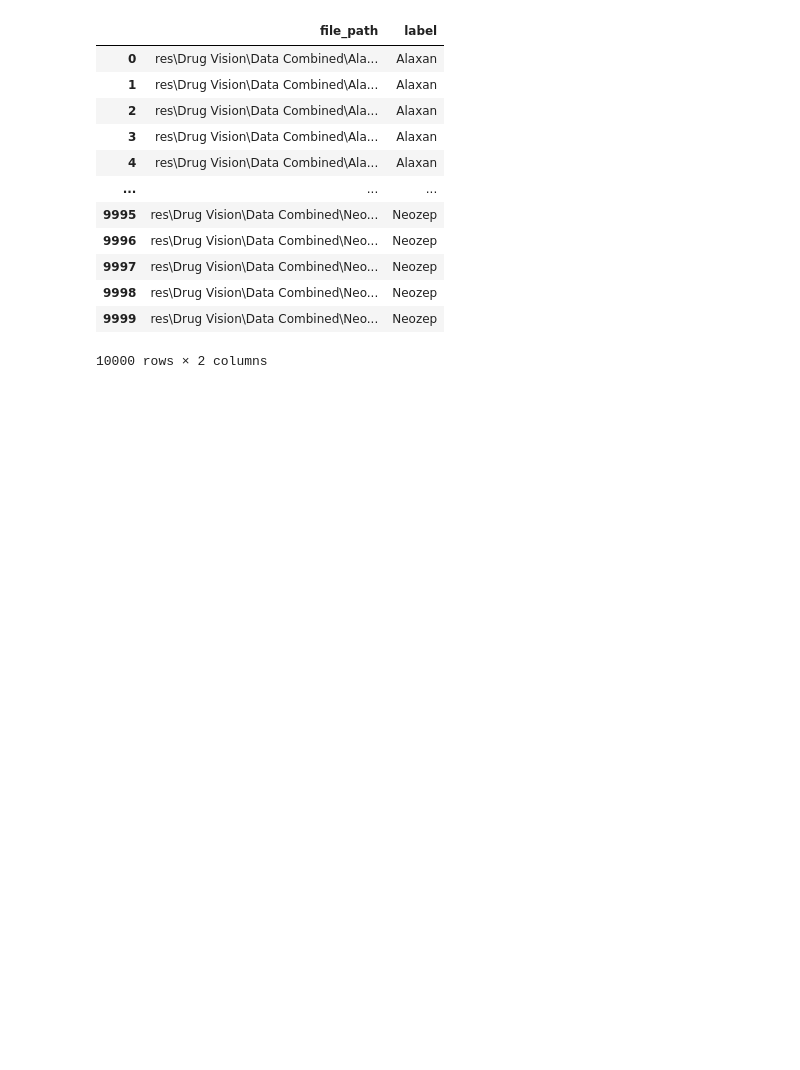
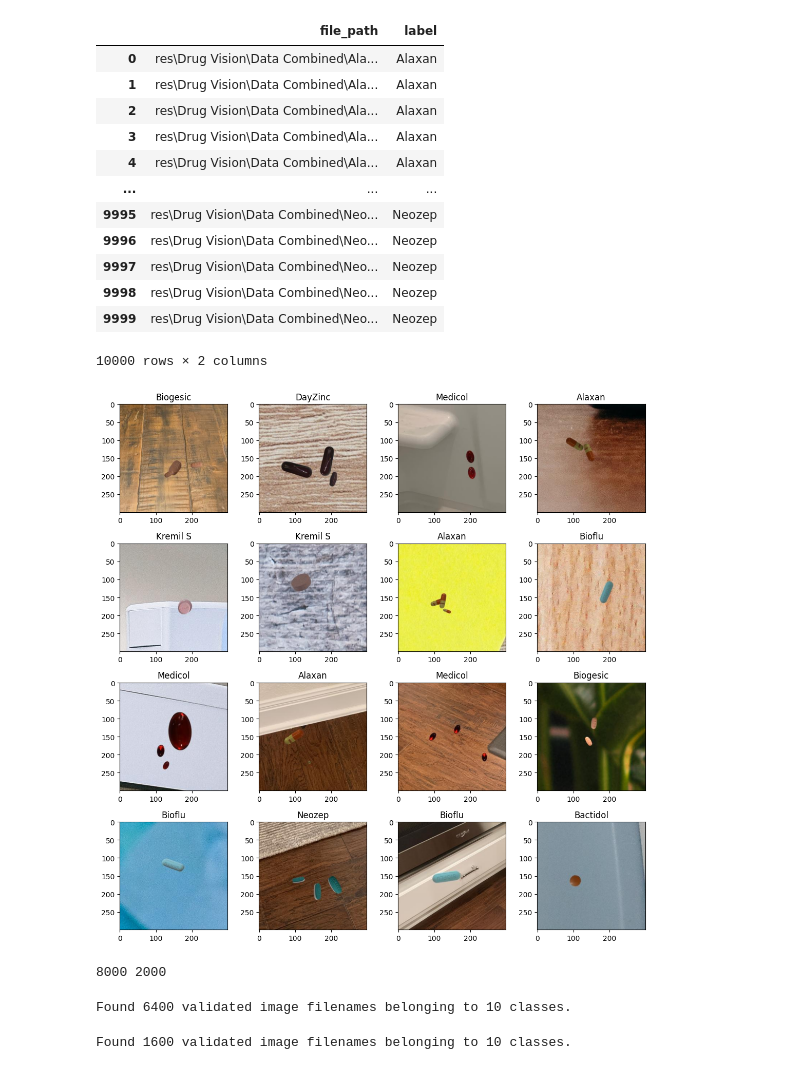
Before and after one commit to olgun-yilmaz/DrugClassification, a Jupyter notebook: drug_classification.ipynb, the cells around one changed output. Cells and saved outputs as stored; diff of their text form; code cells hidden in the pictures; blank space fills up the shorter version.

Commit message:
Data preprocessing: train-test split, data augmentation, resizing, and rescaling implemented

```diff
--- a/drug_classification.ipynb
+++ b/drug_classification.ipynb
@@ -54,3 +55,25 @@ img_df
 | 9998 | res\Drug Vision\Data Combined\Neo... | Neozep |
 | 9999 | res\Drug Vision\Data Combined\Neo... | Neozep |
 10000 rows × 2 columns
+# %%
+# data visualization
+random_idx = np.random.randint(0,len(img_df), 16)
+fig, ax = plt.subplots(nrows=4, ncols=4, figsize=(11,11))
+
+for i, ax in enumerate(ax.flat):
+   ax.imshow(plt.imread(img_df.file_path[random_idx[i]]))
+   ax.set_title(img_df.label[random_idx[i]])
+
+plt.tight_layout()
+# %% [output]
+[figure, added]
+# %%
+# data preprocessing : train - test split, data augmentation, resize, rescaling
+
+# train - test split
+
+train_df, test_df = train_test_split(img_df, test_size=0.2, shuffle=True, random_state=42)
+
+print(len(train_df), len(test_df))
+# %% [output]
+8000 2000
@@ -56,0 +94,30 @@ img_df
+# %%
+train_images = train_generator.flow_from_dataframe(
+    dataframe=train_df,
+    x_col = x_col,
+    y_col = y_col,
+    target_size = (img_size,img_size),
+    color_mode = color_mode,
+    class_mode = class_mode,
+    batch_size = batch_size,
+    subset = 'training',
+    shuffle=True,
+    seed = seed
+)
+# %% [output]
+Found 6400 validated image filenames belonging to 10 classes.
+# %%
+val_images = train_generator.flow_from_dataframe(
+    dataframe=train_df,
+    x_col = x_col,
+    y_col = y_col,
+    target_size = (img_size,img_size),
+    color_mode = color_mode,
+    class_mode = class_mode,
+    batch_size = batch_size,
+    subset = 'validation',
+    shuffle=True,
+    seed = seed
+)
+# %% [output]
+Found 1600 validated image filenames belonging to 10 classes.
```
Also changed, not shown: parts of 5 cells of this notebook.
